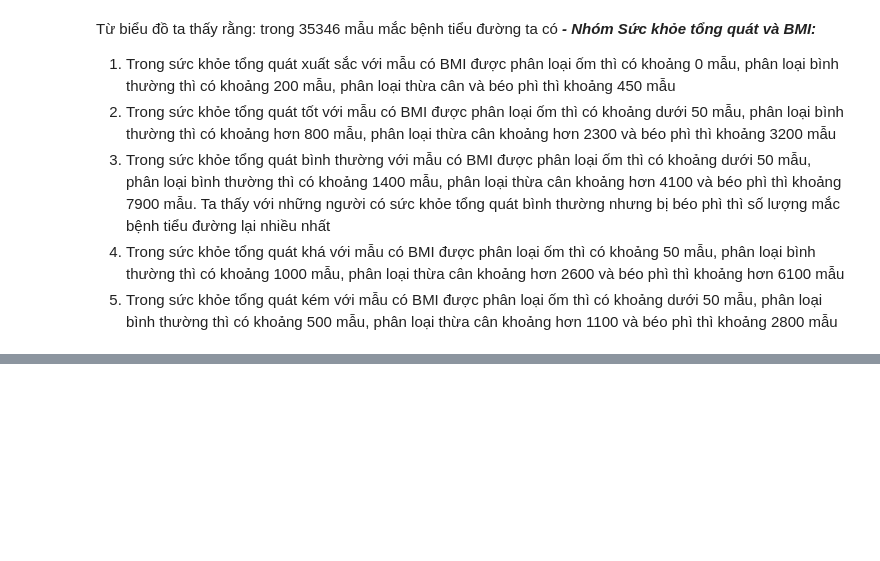
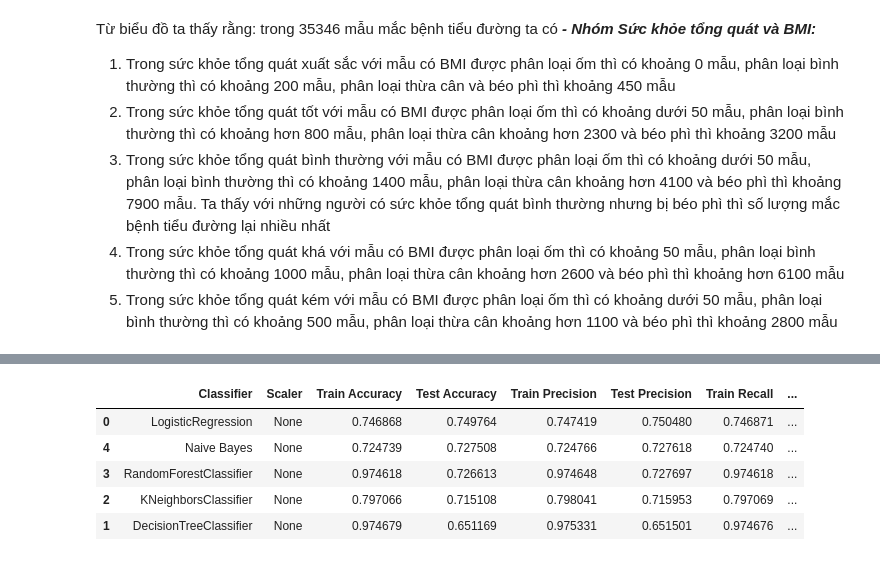
Before and after one commit to mylinh030203/AI, a Jupyter notebook: Analysis_and_Prediction_Type_2_Diabetes.ipynb, the cells around one changed output, grey strips where cells are left out. Drawn from its saved outputs; the diff is of its cells as text; code cells hidden in the pictures; blank space fills up the shorter version.

```diff
--- a/Analysis_and_Prediction_Type_2_Diabetes.ipynb
+++ b/Analysis_and_Prediction_Type_2_Diabetes.ipynb
@@ -753,0 +549,70 @@ root.mainloop()
+# %%
+from sklearn.linear_model import LogisticRegression
+from sklearn.neighbors import KNeighborsClassifier
+from sklearn.tree import DecisionTreeClassifier
+from sklearn.ensemble import RandomForestClassifier
+from sklearn.naive_bayes import GaussianNB
+from sklearn.base import BaseEstimator, TransformerMixin
+from sklearn.pipeline import Pipeline
+from sklearn.metrics import accuracy_score, precision_score, recall_score, f1_score
+
+# Định nghĩa các tên mô hình và các mô hình tương ứng
+clf_names = ["LogisticRegression", "DecisionTreeClassifier", "KNeighborsClassifier", "RandomForestClassifier", "Naive Bayes"]
+clfs = [LogisticRegression(), DecisionTreeClassifier(), KNeighborsClassifier(), RandomForestClassifier(), GaussianNB()]
+
+# Định nghĩa các phương pháp xử lý dữ liệu (trong trường hợp này, không có)
+sc_names = ["None"]
+scs = [None]
+
+class DataFrameSelector(BaseEstimator, TransformerMixin):
+    def __init__(self, attribute_names):
+        self.attribute_names = attribute_names
+    def fit(self, X, y=None):
+        return self
+    def transform(self, X):
+        return X[self.attribute_names].values
+
+# Định nghĩa pipeline cho các biến phân loại
+categorical_pipeline = Pipeline([
+    ("select_categoricals", DataFrameSelector(categorical_columns)),  # Chọn tất cả các cột
+    ("label_encoder", OrdinalEncoder()),
+])
+
+def apply_pipeline_for_categorical(classifier):
+    return Pipeline([
+        ('features', categorical_pipeline),
+        ('classifier', classifier)
+    ])
+
+# Hàm đánh giá các chỉ số phân loại
+def compute_metrics(model, X, y):
+    y_pred = model.predict(X)
+    accuracy = accuracy_score(y, y_pred)
+    precision = precision_score(y, y_pred, average='macro')
+    recall = recall_score(y, y_pred, average='macro')
+    f1 = f1_score(y, y_pred, average='macro')
+    return accuracy, precision, recall, f1
+
+result = []
+
+for clf_name, clf in zip(clf_names, clfs):
+    for sc_name, sc in zip(sc_names, scs):
+        pipe = apply_pipeline_for_categorical(clf)
+        model_fit = pipe.fit(X_train, y_train)
+
+        train_accuracy, train_precision, train_recall, train_f1 = compute_metrics(model_fit, X_train, y_train)
+        test_accuracy, test_precision, test_recall, test_f1 = compute_metrics(model_fit, X_test, y_test)
+
+        result.append((clf_name, sc_name, train_accuracy, test_accuracy, train_precision, test_precision, train_recall, test_recall, train_f1, test_f1))
+
+# Tạo DataFrame với kết quả
+columns = ["Classifier", "Scaler", "Train Accuracy", "Test Accuracy", "Train Precision", "Test Precision", "Train Recall", "Test Recall", "Train F1", "Test F1"]
+df_result = pd.DataFrame(data=result, columns=columns).sort_values('Test Accuracy', ascending=False)
+df_result
+# %% [output]
+|  | Classifier | Scaler | Train Accuracy | Test Accuracy | Train Precision | Test Precision | Train Recall | ... |
+| 0 | LogisticRegression | None | 0.746868 | 0.749764 | 0.747419 | 0.750480 | 0.746871 | ... |
+| 4 | Naive Bayes | None | 0.724739 | 0.727508 | 0.724766 | 0.727618 | 0.724740 | ... |
+| 3 | RandomForestClassifier | None | 0.974618 | 0.726613 | 0.974648 | 0.727697 | 0.974618 | ... |
+| 2 | KNeighborsClassifier | None | 0.797066 | 0.715108 | 0.798041 | 0.715953 | 0.797069 | ... |
+| 1 | DecisionTreeClassifier | None | 0.974679 | 0.651169 | 0.975331 | 0.651501 | 0.974676 | ... |
```
Also changed, not shown: parts of 4 cells of this notebook.
